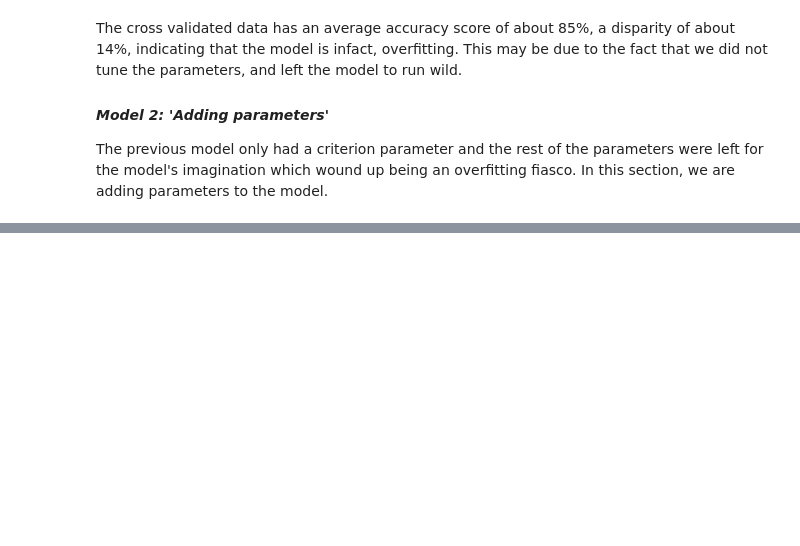
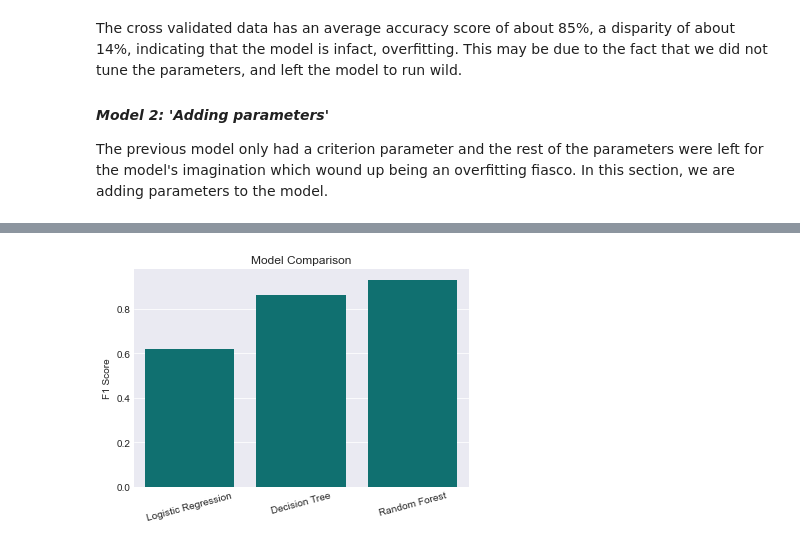
Before and after one commit to Assesa44/Tanzania-Wells-Functionality-Predictions, a Jupyter notebook: Notebooks/wells_analysis.ipynb, the cells around one changed output, grey strips where cells are left out. Saved outputs shown, nothing was run; the diff lists cells and outputs as text; code cells hidden in the pictures; blank space fills up the shorter version.

```diff
--- a/Notebooks/wells_analysis.ipynb
+++ b/Notebooks/wells_analysis.ipynb
@@ -2439,0 +2861,11 @@ Fitting 5 folds for each of 20 candidates, totalling 100 fits
+# %%
+model_names = ['Logistic Regression', 'Decision Tree', 'Random Forest']
+f1_scores = [0.62, 0.86, 0.93]
+
+sns.barplot(x=model_names, y=f1_scores, color='teal')
+plt.ylabel('F1 Score')
+plt.title('Model Comparison')
+plt.xticks(rotation=15)
+plt.show()
+# %% [output]
+[figure, added]
```
Also changed, not shown: parts of 71 cells of this notebook.
